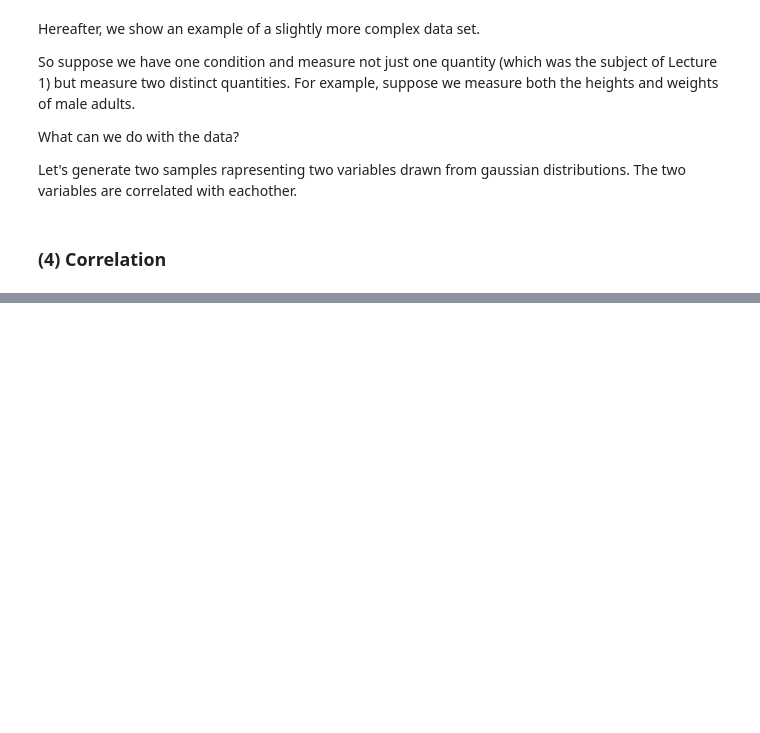
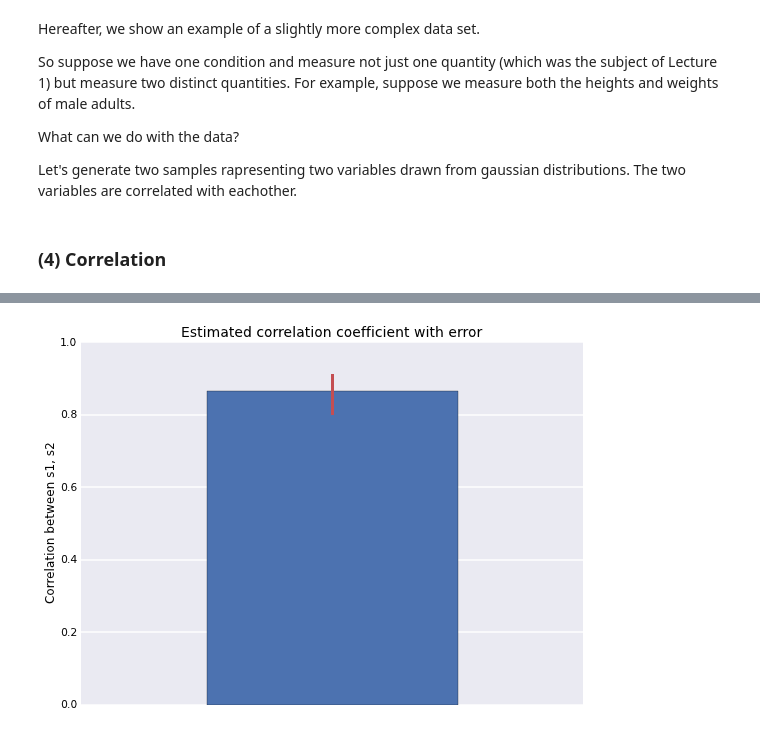
Before and after one commit to mwaskom/Psych216, a Jupyter notebook: week2_tutorial.ipynb, the cells around one changed output, grey strips where cells are left out. Drawn from its saved outputs; the diff is of its cells as text; code cells hidden in the pictures; blank space fills up the shorter version.

```diff
--- a/week2_tutorial.ipynb
+++ b/week2_tutorial.ipynb
@@ -316,0 +362,23 @@ $$r = $$
+# %%
+# Number of samples
+k = 1000
+r_dist = zeros(k)
+
+# Do the bootstrap
+for i in xrange(k):
+    idx = random.randint(0, n, n)
+    r_dist[i] = stats.pearsonr(s1[idx], s2[idx])[0]
+
+# Compute the two-tailed 95% confidence intervals
+ci = utils.percentiles(r_dist, [2.5, 97.5])
+
+# Plot the correlation with error bars
+bar(0.5, r1, width=1)
+plot([1, 1], ci, color=colors[2], linewidth=3)
+xlim(0, 2)
+ylim(0, 1)
+xticks(())
+title("Estimated correlation coefficient with error")
+ylabel("Correlation between s1, s2");
+# %% [output]
+[figure, added]
```
Also changed, not shown: parts of 20 cells of this notebook, 1 other file.
